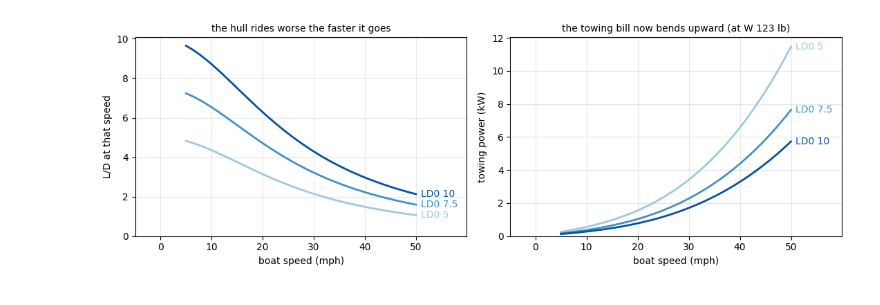
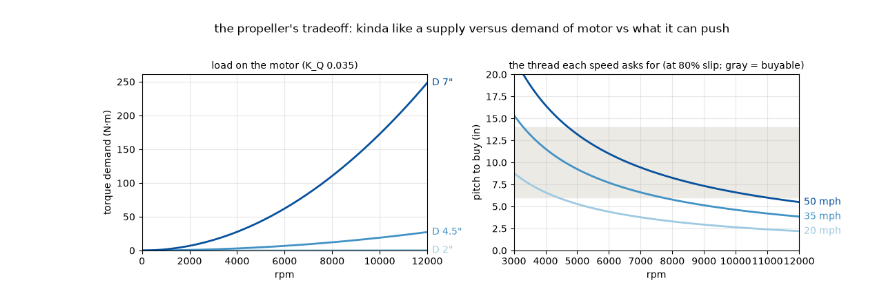
Before and after one commit to MarMar888/haav-modeling, a Jupyter notebook: prop_motor_battery/willmarley.ipynb, the cells around one changed output. Cells and saved outputs as stored; diff of their text form; code cells hidden in the pictures.

```diff
--- a/prop_motor_battery/willmarley.ipynb
+++ b/prop_motor_battery/willmarley.ipynb
@@ -305,0 +167,19 @@ for the real reason.
+# %%
+# Volts needed vs the rpm the prop load allows, at the full I_max
+rpm_axis = np.linspace(0, 8000, 100)
+winding_loss = Imax_mid * R_mid
+
+fig, ax = plt.subplots(figsize=(7.5, 3.6))
+for Kv, color in zip(lo_mid_hi(MOTOR_BOUNDS, "Kv"), SEQ):
+    V_need = rpm_axis / Kv + winding_loss
+    ax.plot(rpm_axis, V_need, color=color, lw=2)
+    label_end(ax, rpm_axis[-1], V_need[-1], f"Kv {Kv:g}", color)
+ax.annotate(f"flat start = the winding loss: {Imax_mid:g} A x {R_mid:g} ohm = {winding_loss:.1f} V",
+            (rpm_axis[2], winding_loss), xytext=(6, -14), textcoords="offset points",
+            fontsize=9, color="#555555")
+ax.set_xlabel("rpm the propeller load lets you spin at")
+ax.set_ylabel("volts actually needed")
+ax.set_title(f"V_needed = rpm/Kv + I·R, drawn at the full {Imax_mid:g} A", fontsize=10)
+ax.grid(alpha=0.3); ax.set_xlim(0, rpm_axis[-1]); ax.set_ylim(bottom=0)
+ax.margins(x=0.15)
+plt.tight_layout(); plt.show()
@@ -306,42 +235,27 @@ for the real reason.
 # %%
-HULL_BOUNDS = {
-    "W_hull": (30.0, 90.0),
-    "LD0":    (5.0, 10.0),
-}
-HULL_UNITS = {"W_hull": "lb", "LD0": "-"}
-show_bounds(HULL_BOUNDS, HULL_UNITS)
-V_LD_HALF = 26.0  # mph at which friction has doubled the push-back (Savitsky cross-check)
-print(f"fixed: L/D(v) = LD0 / (1 + (v/{V_LD_HALF:g})^2)")
-
-W_FIXED = {"payload": 30.0, "safety margin": 5.0}  # lb, carried no matter what
-W_FIXED_LB = sum(W_FIXED.values())
-for name, v in W_FIXED.items():
-    print(f"fixed: {name:<14}{v:>7g}  lb")
-
-W_batt_rep = 25.0  # a representative race-sized pack, just for this chart's baseline
-Wm_mid = sum(MOTOR_BOUNDS["W_motor"]) / 2
-W_extra = W_batt_rep + Wm_mid + W_FIXED_LB
-W_span = np.linspace(HULL_BOUNDS["W_hull"][0] + W_extra,
-                     HULL_BOUNDS["W_hull"][1] + W_extra, 100)
-W_mid = W_span.mean()
+# Left: torque the prop demands vs rpm. Right: pitch each speed asks for.
+KQ_mid = mid(PROP_BOUNDS, "K_Q")
+rpm_axis = np.linspace(0, 12000, 200)
+rpm_axis_pitch = np.linspace(3000, 12000, 200)
 
 fig, (ax1, ax2) = plt.subplots(1, 2, figsize=(11, 3.8))
-v = np.linspace(5, 50, 100)
-for LD0, color in zip(lo_mid_hi(HULL_BOUNDS, "LD0"), SEQ):
-    ax1.plot(v, LD0 / (1 + (v / V_LD_HALF) ** 2), color=color, lw=2)
-    ax1.annotate(f"LD0 {LD0:g}", (v[-1], LD0 / (1 + (v[-1] / V_LD_HALF) ** 2)),
-                 xytext=(5, 0), textcoords="offset points", color=color, va="center")
-for LD0, color in zip(lo_mid_hi(HULL_BOUNDS, "LD0"), SEQ):
-    R_N = (W_mid / (LD0 / (1 + (v / V_LD_HALF) ** 2))) * 4.4482
-    ax2.plot(v, R_N * v * 0.44704 / 1000, color=color, lw=2)
-    ax2.annotate(f"LD0 {LD0:g}", (v[-1], R_N[-1] * v[-1] * 0.44704 / 1000),
-                 xytext=(5, 0), textcoords="offset points", color=color, va="center")
-ax1.set_xlabel("boat speed (mph)"); ax1.set_ylabel("L/D at that speed")
-ax1.set_title("the hull rides worse the faster it goes", fontsize=10)
-ax2.set_xlabel("boat speed (mph)"); ax2.set_ylabel("towing power (kW)")
-ax2.set_title(f"the towing bill now bends upward (at W {W_mid:.0f} lb)", fontsize=10)
-for ax in (ax1, ax2):
-    ax.grid(alpha=0.3); ax.set_ylim(bottom=0)
-    ax.margins(x=0.22)
+for D_in, color in zip(lo_mid_hi(PROP_BOUNDS, "D_in"), SEQ):
+    Q = KQ_mid * RHO * (rpm_axis / 60) ** 2 * (D_in * M_PER_IN) ** 5
+    ax1.plot(rpm_axis, Q, color=color, lw=2)
+    label_end(ax1, rpm_axis[-1], Q[-1], f'D {D_in:g}"', color)
+
+ax2.axhspan(*PITCH_BUYABLE, color=BAND_GRAY, zorder=0)
+for speed, color in zip((20.0, 35.0, 50.0), SEQ):
+    pitch = speed * PITCH_UNITS / (rpm_axis_pitch * SLIP_TARGET)
+    ax2.plot(rpm_axis_pitch, pitch, color=color, lw=2)
+    label_end(ax2, rpm_axis_pitch[-1], pitch[-1], f"{speed:g} mph", color)
+
+ax1.set_xlabel("rpm"); ax1.set_ylabel("torque demand (N·m)")
+ax1.set_title(f"load on the motor (K_Q {KQ_mid:g})", fontsize=10)
+ax2.set_xlabel("rpm"); ax2.set_ylabel("pitch to buy (in)")
+ax2.set_title(f"the thread each speed asks for (at {SLIP_TARGET:.0%} slip; gray = buyable)", fontsize=10)
+ax1.grid(alpha=0.3); ax1.set_xlim(0, rpm_axis[-1]); ax1.set_ylim(bottom=0); ax1.margins(x=0.15)
+ax2.grid(alpha=0.3); ax2.set_xlim(rpm_axis_pitch[0], rpm_axis_pitch[-1]); ax2.set_ylim(0, 20); ax2.margins(x=0.15)
+fig.suptitle("the propeller's tradeoff: kinda like a supply versus demand of motor vs what it can push", y=1.02)
 plt.tight_layout(); plt.show()
 # %% [output]
@@ -354,2 +262,2 @@ fixed: safety margin       5  lb
-[figure, old version]
+[figure, new version]
 # %% [markdown]
```
Also changed, not shown: parts of 49 cells of this notebook, 3 other files.
